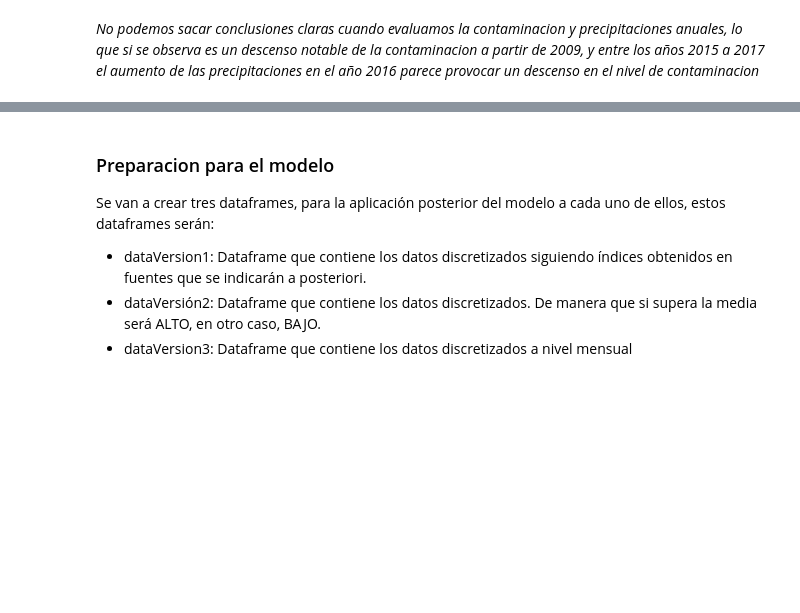
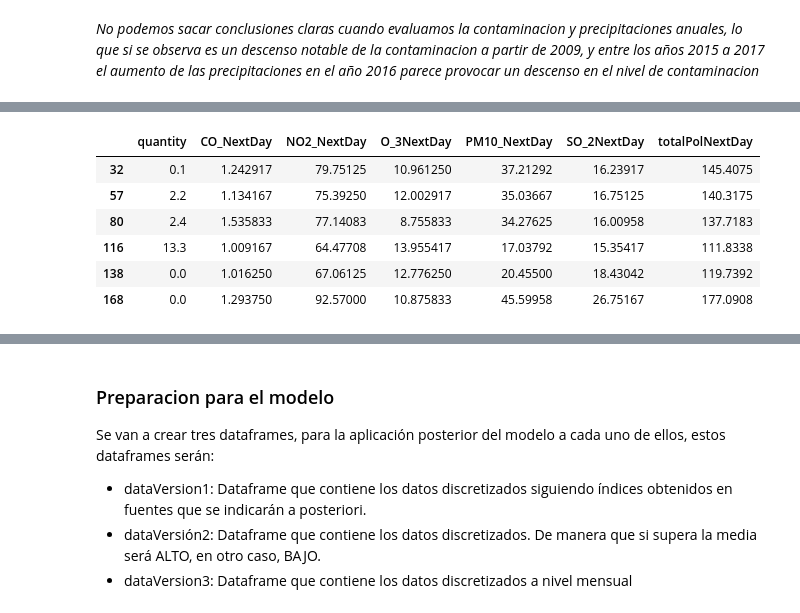
Before and after one commit to manumonforte/DataMining-BigDataParadigm, a Jupyter notebook: Estudio.ipynb, the cells around one changed output, grey strips where cells are left out. Cells and saved outputs as stored; diff of their text form; code cells hidden in the pictures; blank space fills up the shorter version.

```diff
--- a/Estudio.ipynb
+++ b/Estudio.ipynb
@@ -802,0 +824,26 @@ barplot(rainfall_year$quantity, main ="Precipitación anual",xlab = "año",ylab
+# %%
+madrid_cor$CO_NextDay <- c(madrid_cor$CO[-1], NA)
+madrid_cor$NO2_NextDay <- c(madrid_cor$NO_2[-1], NA)
+madrid_cor$O_3NextDay <- c(madrid_cor$O_3[-1], NA)
+madrid_cor$PM10_NextDay <- c(madrid_cor$PM10[-1], NA)
+madrid_cor$SO_2NextDay <- c(madrid_cor$SO_2[-1], NA)
+
+madrid_cor$totalPol <- rowSums(madrid_cor[,1:5])
+madrid_cor$totalPolNextDay <- c(madrid_cor$totalPol[-1], NA)
+
+madrid_cor$CO = NULL
+madrid_cor$NO_2 = NULL
+madrid_cor$O_3 = NULL
+madrid_cor$PM10 = NULL
+madrid_cor$SO_2 = NULL
+madrid_cor$totalPol = NULL
+
+head(madrid_cor)
+# %% [output]
+|  | quantity | CO_NextDay | NO2_NextDay | O_3NextDay | PM10_NextDay | SO_2NextDay | totalPolNextDay |
+| 32 | 0.1 | 1.242917 | 79.75125 | 10.961250 | 37.21292 | 16.23917 | 145.4075 |
+| 57 | 2.2 | 1.134167 | 75.39250 | 12.002917 | 35.03667 | 16.75125 | 140.3175 |
+| 80 | 2.4 | 1.535833 | 77.14083 | 8.755833 | 34.27625 | 16.00958 | 137.7183 |
+| 116 | 13.3 | 1.009167 | 64.47708 | 13.955417 | 17.03792 | 15.35417 | 111.8338 |
+| 138 | 0.0 | 1.016250 | 67.06125 | 12.776250 | 20.45500 | 18.43042 | 119.7392 |
+| 168 | 0.0 | 1.293750 | 92.57000 | 10.875833 | 45.59958 | 26.75167 | 177.0908 |
```
Also changed, not shown: parts of 77 cells of this notebook.
